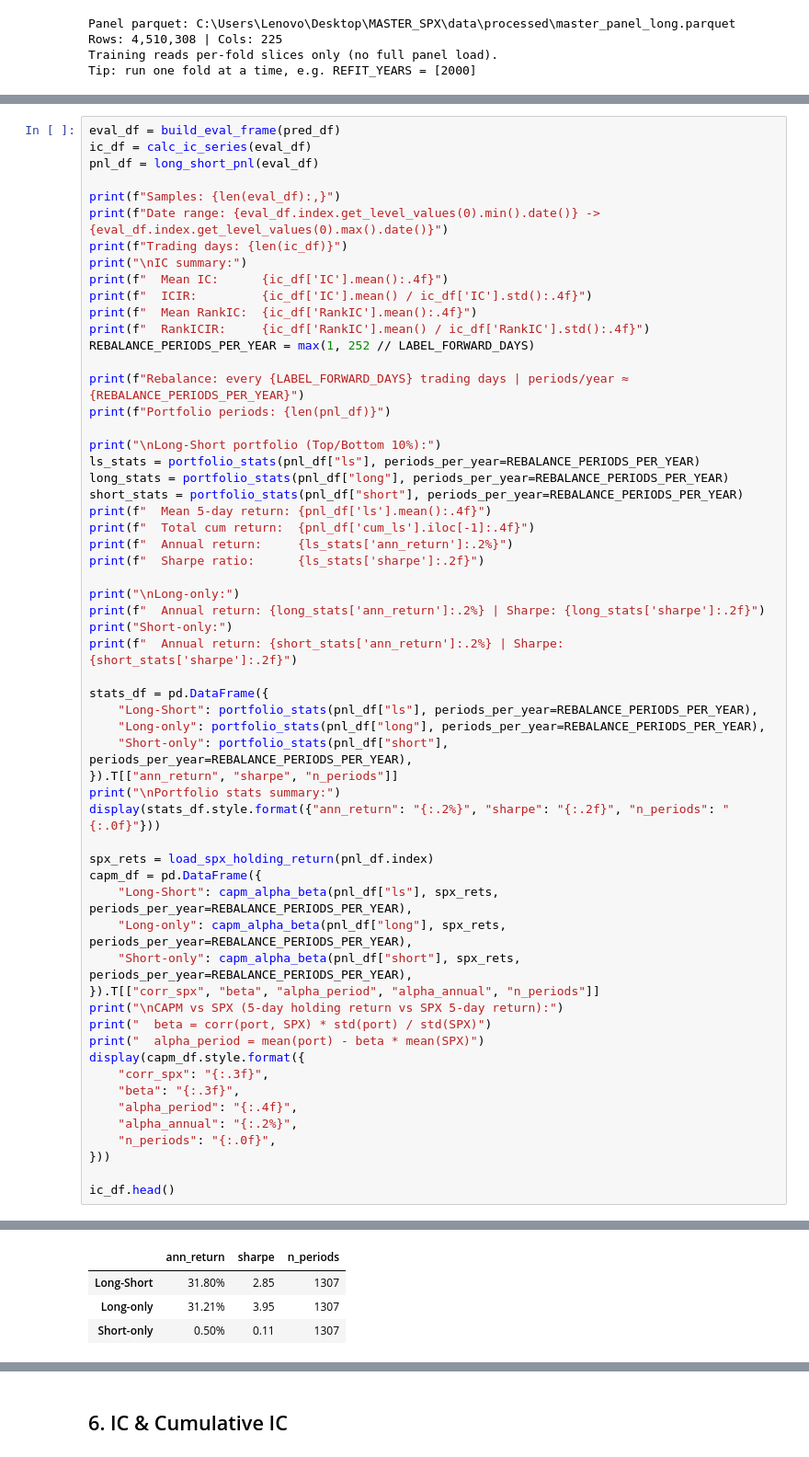
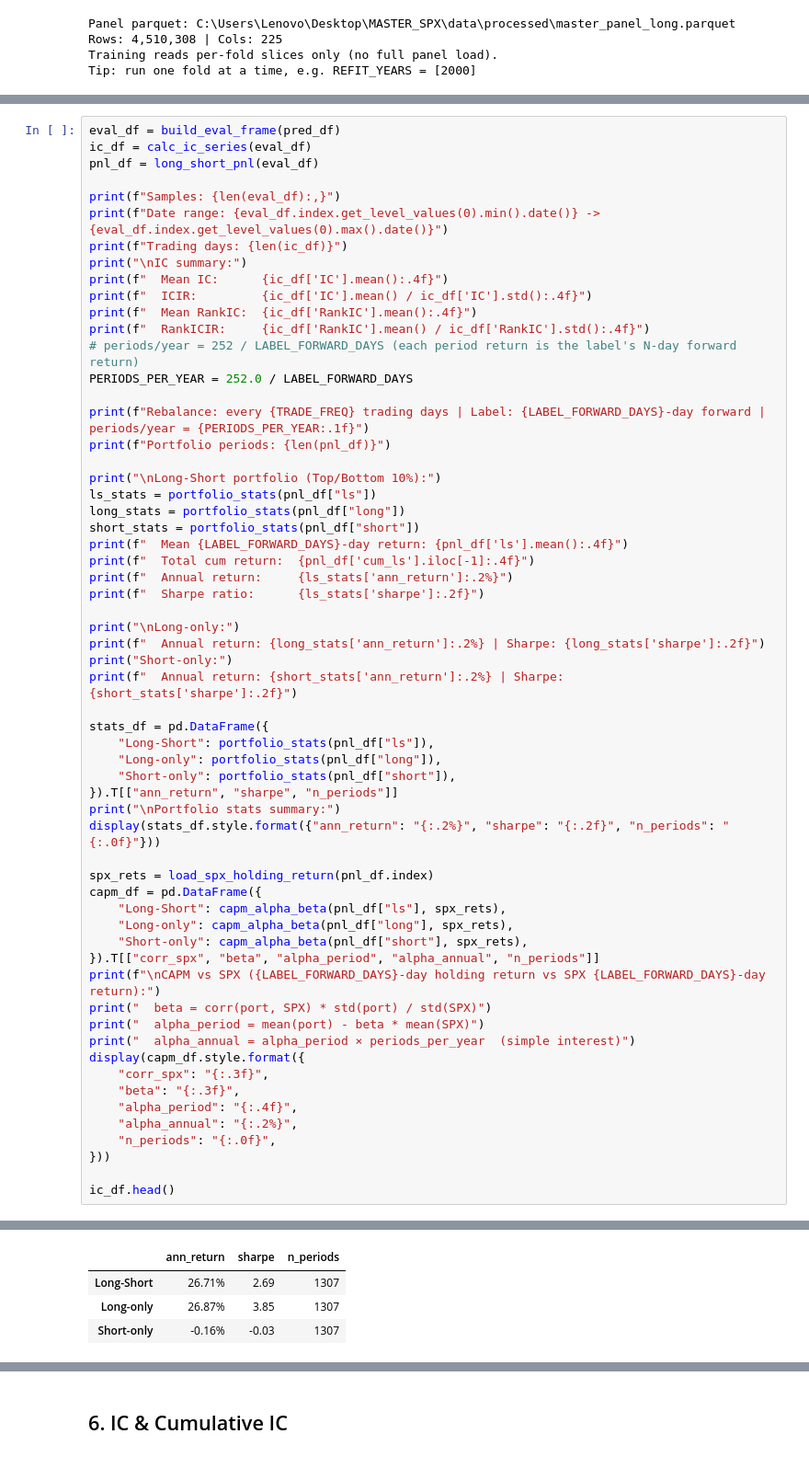
Before and after one commit to StevenYang23/MASTER-Market_Guided_Transformer_On_SPX, a Jupyter notebook: train.ipynb, the cells around one changed output, grey strips where cells are left out. Shown at 92% size. Cells and saved outputs as stored; diff of their text form.

```diff
--- a/train.ipynb
+++ b/train.ipynb
@@ -406,16 +440,17 @@ print(f"  Mean IC:      {ic_df['IC'].mean():.4f}")
 print(f"  ICIR:         {ic_df['IC'].mean() / ic_df['IC'].std():.4f}")
 print(f"  Mean RankIC:  {ic_df['RankIC'].mean():.4f}")
 print(f"  RankICIR:     {ic_df['RankIC'].mean() / ic_df['RankIC'].std():.4f}")
-REBALANCE_PERIODS_PER_YEAR = max(1, 252 // LABEL_FORWARD_DAYS)
+# periods/year = 252 / LABEL_FORWARD_DAYS (each period return is the label's N-day forward return)
+PERIODS_PER_YEAR = 252.0 / LABEL_FORWARD_DAYS
 
-print(f"Rebalance: every {LABEL_FORWARD_DAYS} trading days | periods/year ≈ {REBALANCE_PERIODS_PER_YEAR}")
+print(f"Rebalance: every {TRADE_FREQ} trading days | Label: {LABEL_FORWARD_DAYS}-day forward | periods/year = {PERIODS_PER_YEAR:.1f}")
 print(f"Portfolio periods: {len(pnl_df)}")
 
 print("\nLong-Short portfolio (Top/Bottom 10%):")
-ls_stats = portfolio_stats(pnl_df["ls"], periods_per_year=REBALANCE_PERIODS_PER_YEAR)
-long_stats = portfolio_stats(pnl_df["long"], periods_per_year=REBALANCE_PERIODS_PER_YEAR)
-short_stats = portfolio_stats(pnl_df["short"], periods_per_year=REBALANCE_PERIODS_PER_YEAR)
-print(f"  Mean 5-day return: {pnl_df['ls'].mean():.4f}")
+ls_stats = portfolio_stats(pnl_df["ls"])
+long_stats = portfolio_stats(pnl_df["long"])
+short_stats = portfolio_stats(pnl_df["short"])
+print(f"  Mean {LABEL_FORWARD_DAYS}-day return: {pnl_df['ls'].mean():.4f}")
 print(f"  Total cum return:  {pnl_df['cum_ls'].iloc[-1]:.4f}")
 print(f"  Annual return:     {ls_stats['ann_return']:.2%}")
 print(f"  Sharpe ratio:      {ls_stats['sharpe']:.2f}")
@@ -426,22 +461,23 @@ print("Short-only:")
 print(f"  Annual return: {short_stats['ann_return']:.2%} | Sharpe: {short_stats['sharpe']:.2f}")
 
 stats_df = pd.DataFrame({
-    "Long-Short": portfolio_stats(pnl_df["ls"], periods_per_year=REBALANCE_PERIODS_PER_YEAR),
-    "Long-only": portfolio_stats(pnl_df["long"], periods_per_year=REBALANCE_PERIODS_PER_YEAR),
-    "Short-only": portfolio_stats(pnl_df["short"], periods_per_year=REBALANCE_PERIODS_PER_YEAR),
+    "Long-Short": portfolio_stats(pnl_df["ls"]),
+    "Long-only": portfolio_stats(pnl_df["long"]),
+    "Short-only": portfolio_stats(pnl_df["short"]),
 }).T[["ann_return", "sharpe", "n_periods"]]
 print("\nPortfolio stats summary:")
 display(stats_df.style.format({"ann_return": "{:.2%}", "sharpe": "{:.2f}", "n_periods": "{:.0f}"}))
 
 spx_rets = load_spx_holding_return(pnl_df.index)
 capm_df = pd.DataFrame({
-    "Long-Short": capm_alpha_beta(pnl_df["ls"], spx_rets, periods_per_year=REBALANCE_PERIODS_PER_YEAR),
-    "Long-only": capm_alpha_beta(pnl_df["long"], spx_rets, periods_per_year=REBALANCE_PERIODS_PER_YEAR),
-    "Short-only": capm_alpha_beta(pnl_df["short"], spx_rets, periods_per_year=REBALANCE_PERIODS_PER_YEAR),
+    "Long-Short": capm_alpha_beta(pnl_df["ls"], spx_rets),
+    "Long-only": capm_alpha_beta(pnl_df["long"], spx_rets),
+    "Short-only": capm_alpha_beta(pnl_df["short"], spx_rets),
 }).T[["corr_spx", "beta", "alpha_period", "alpha_annual", "n_periods"]]
-print("\nCAPM vs SPX (5-day holding return vs SPX 5-day return):")
+print(f"\nCAPM vs SPX ({LABEL_FORWARD_DAYS}-day holding return vs SPX {LABEL_FORWARD_DAYS}-day return):")
 print("  beta = corr(port, SPX) * std(port) / std(SPX)")
 print("  alpha_period = mean(port) - beta * mean(SPX)")
+print("  alpha_annual = alpha_period × periods_per_year  (simple interest)")
 display(capm_df.style.format({
     "corr_spx": "{:.3f}",
     "beta": "{:.3f}",
@@ -470,9 +506,9 @@ Short-only:
 
 Portfolio stats summary:
 |  | ann_return | sharpe | n_periods |
-| Long-Short | 31.80% | 2.85 | 1307 |
-| Long-only | 31.21% | 3.95 | 1307 |
-| Short-only | 0.50% | 0.11 | 1307 |
+| Long-Short | 26.71% | 2.69 | 1307 |
+| Long-only | 26.87% | 3.85 | 1307 |
+| Short-only | -0.16% | -0.03 | 1307 |
 CAPM vs SPX (5-day holding return vs SPX 5-day return):
   beta = corr(port, SPX) * std(port) / std(SPX)
   alpha_period = mean(port) - beta * mean(SPX)
```
Also changed, not shown: parts of 18 cells of this notebook, 5 other files.
